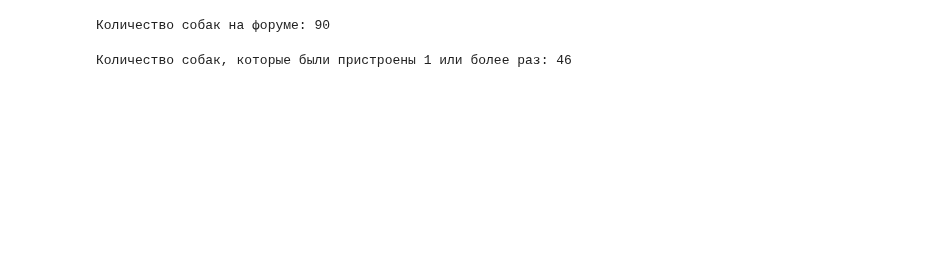
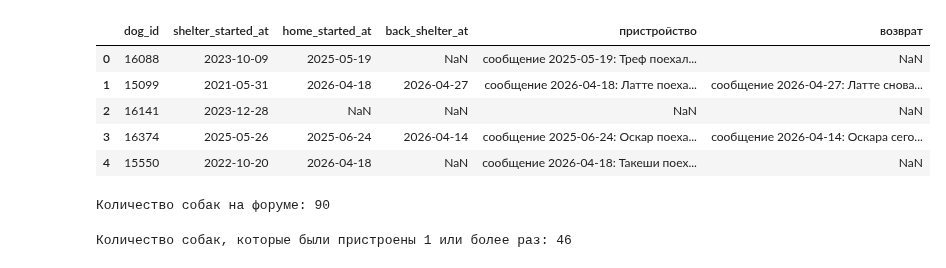
Before and after one commit to Lilya-te/barko-docs, a Jupyter notebook: analytics/helpdog.ipynb, the cells around one changed output. Cells and saved outputs as stored; diff of their text form; code cells hidden in the pictures; blank space fills up the shorter version.

```diff
--- a/analytics/helpdog.ipynb
+++ b/analytics/helpdog.ipynb
@@ -16 +33,10 @@ df.head()
+# %%
+adoptions.head()
+# %% [output]
+|  | dog_id | shelter_started_at | home_started_at | back_shelter_at | пристройство | возврат |
+| 0 | 16088 | 2023-10-09 | 2025-05-19 | NaN | сообщение 2025-05-19: Треф поехал... | NaN |
+| 1 | 15099 | 2021-05-31 | 2026-04-18 | 2026-04-27 | сообщение 2026-04-18: Латте поеха... | сообщение 2026-04-27: Латте снова... |
+| 2 | 16141 | 2023-12-28 | NaN | NaN | NaN | NaN |
+| 3 | 16374 | 2025-05-26 | 2025-06-24 | 2026-04-14 | сообщение 2025-06-24: Оскар поеха... | сообщение 2026-04-14: Оскара сего... |
+| 4 | 15550 | 2022-10-20 | 2026-04-18 | NaN | сообщение 2026-04-18: Такеши поех... | NaN |
 # %%
```
Also changed, not shown: parts of 8 cells of this notebook, 7 other files.
